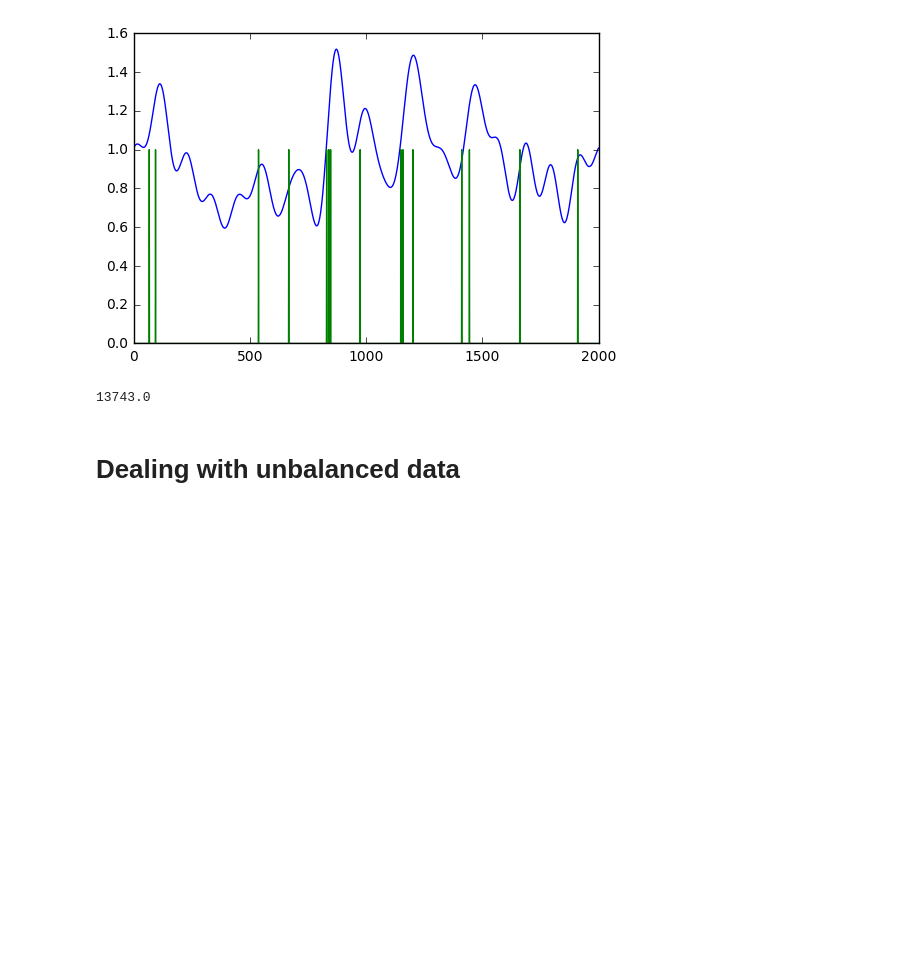
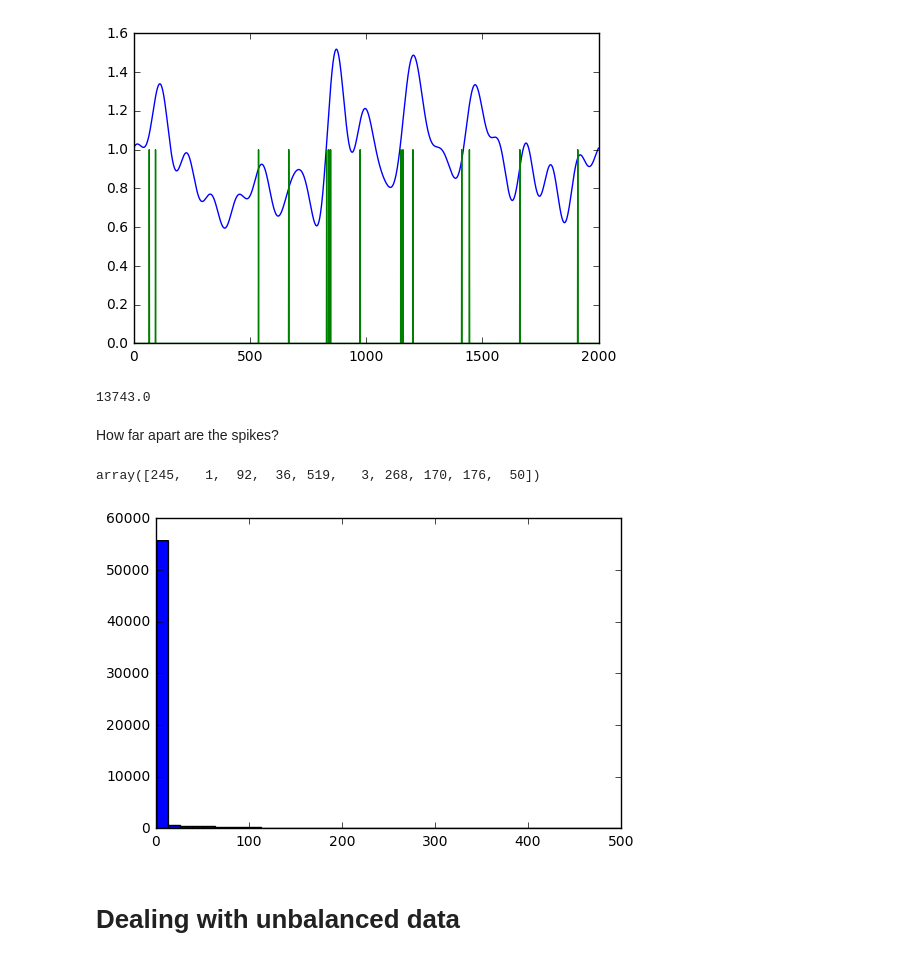
Before and after one commit to batson/spikefinder, a Jupyter notebook: SpikeAnalysis.ipynb, the cells around one changed output. Saved outputs shown, nothing was run; the diff lists cells and outputs as text; code cells hidden in the pictures; blank space fills up the shorter version.

```diff
--- a/SpikeAnalysis.ipynb
+++ b/SpikeAnalysis.ipynb
@@ -157,6 +193,22 @@ for run in spikes_trains['1']:
 print total_spikes
 # %% [output]
 13743.0
+# %% [markdown]
+How far apart are the spikes?
+# %%
+np.convolve([1,-1],np.nonzero(spikes_trains['1']['2'])[0],'valid')[0:10]
+# %% [output]
+array([245,   1,  92,  36, 519,   3, 268, 170, 176,  50])
+# %%
+spike_distances = []
+for dataset in ['1']:
+    for run in spikes_train:
+        spike_distances_run = np.convolve([1,-1],np.nonzero(spikes_train[run])[0],'valid')
+        spike_distances += list(spike_distances_run[spike_distances_run<500])
+    plt.hist(spike_distances, bins=40)
+plt.show()
+# %% [output]
+[figure, added]
 # %% [markdown]
 # Dealing with unbalanced data
 # %% [markdown]
```
Also changed, not shown: parts of 30 cells of this notebook, 1 other file.
